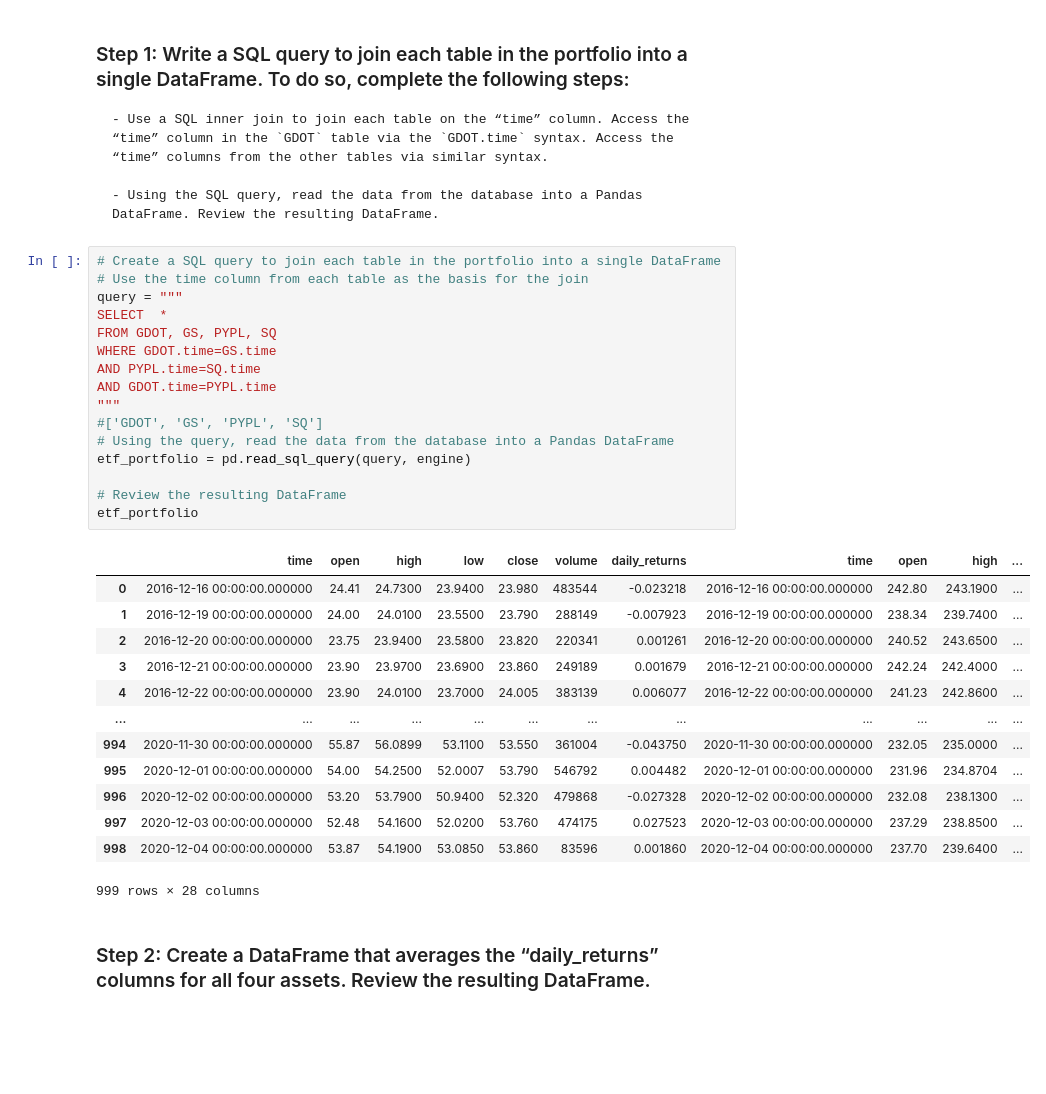
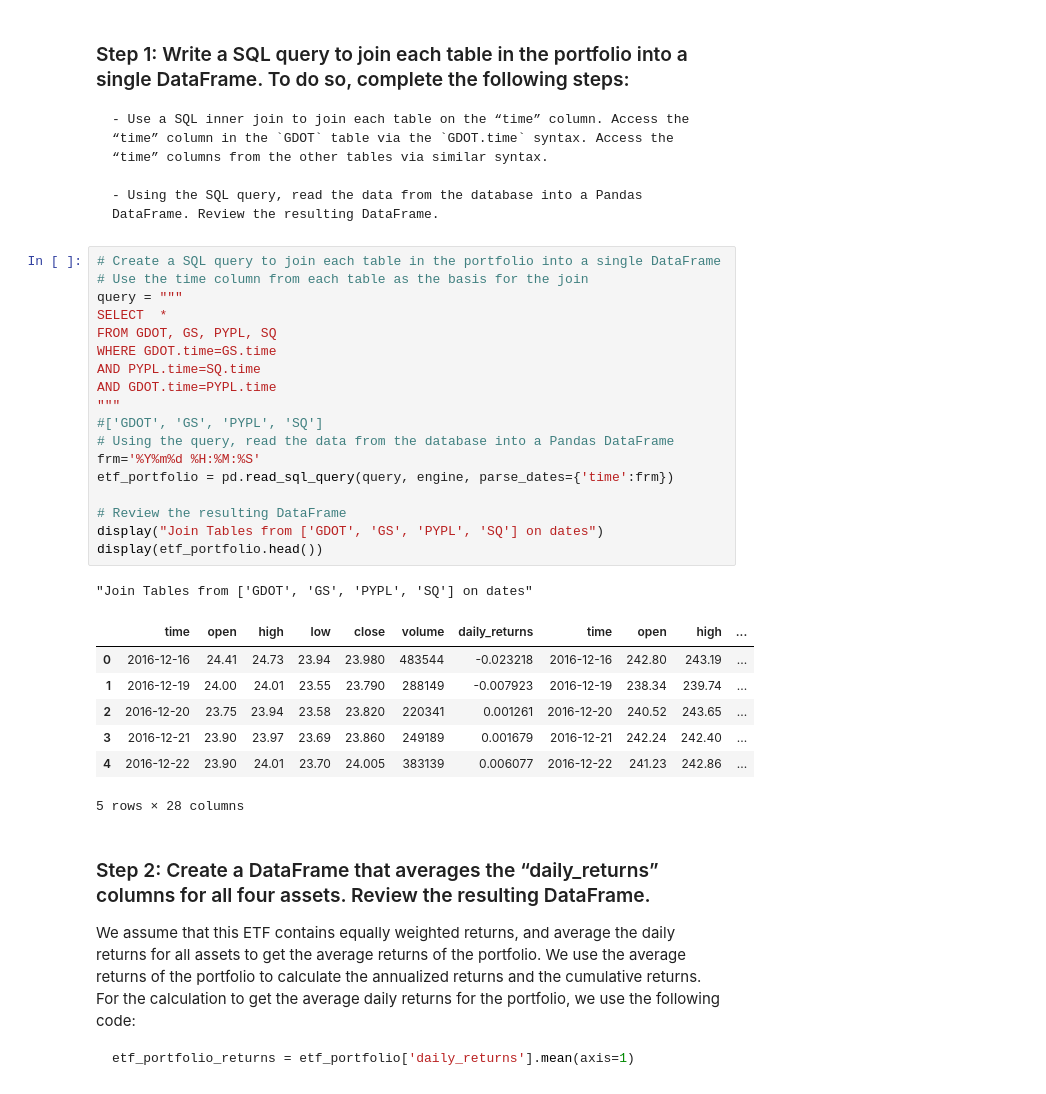
Before and after one commit to paocarvajal1912/DB_WebApp_using_SQL_Voila, a Jupyter notebook: etf_analyzer.ipynb, the cells around one changed output. Saved outputs shown, nothing was run; the diff lists cells and outputs as text; blank space fills up the shorter version.

````diff
--- a/etf_analyzer.ipynb
+++ b/etf_analyzer.ipynb
@@ -369,32 +256,35 @@ Complete the following steps:
 # %%
 # Create a SQL query to join each table in the portfolio into a single DataFrame
 # Use the time column from each table as the basis for the join
 query = """
 SELECT  *
 FROM GDOT, GS, PYPL, SQ
 WHERE GDOT.time=GS.time
 AND PYPL.time=SQ.time
 AND GDOT.time=PYPL.time
 """
 #['GDOT', 'GS', 'PYPL', 'SQ']
 # Using the query, read the data from the database into a Pandas DataFrame
-etf_portfolio = pd.read_sql_query(query, engine)
+frm='%Y%m%d %H:%M:%S'
+etf_portfolio = pd.read_sql_query(query, engine, parse_dates={'time':frm})
 
 # Review the resulting DataFrame
-etf_portfolio
+display("Join Tables from ['GDOT', 'GS', 'PYPL', 'SQ'] on dates")
+display(etf_portfolio.head())
 # %% [output]
+"Join Tables from ['GDOT', 'GS', 'PYPL', 'SQ'] on dates"
 |  | time | open | high | low | close | volume | daily_returns | time | open | high | ... |
-| 0 | 2016-12-16 00:00:00.000000 | 24.41 | 24.7300 | 23.9400 | 23.980 | 483544 | -0.023218 | 2016-12-16 00:00:00.000000 | 242.80 | 243.1900 | ... |
-| 1 | 2016-12-19 00:00:00.000000 | 24.00 | 24.0100 | 23.5500 | 23.790 | 288149 | -0.007923 | 2016-12-19 00:00:00.000000 | 238.34 | 239.7400 | ... |
-| 2 | 2016-12-20 00:00:00.000000 | 23.75 | 23.9400 | 23.5800 | 23.820 | 220341 | 0.001261 | 2016-12-20 00:00:00.000000 | 240.52 | 243.6500 | ... |
-| 3 | 2016-12-21 00:00:00.000000 | 23.90 | 23.9700 | 23.6900 | 23.860 | 249189 | 0.001679 | 2016-12-21 00:00:00.000000 | 242.24 | 242.4000 | ... |
-| 4 | 2016-12-22 00:00:00.000000 | 23.90 | 24.0100 | 23.7000 | 24.005 | 383139 | 0.006077 | 2016-12-22 00:00:00.000000 | 241.23 | 242.8600 | ... |
-| ... | ... | ... | ... | ... | ... | ... | ... | ... | ... | ... | ... |
-| 994 | 2020-11-30 00:00:00.000000 | 55.87 | 56.0899 | 53.1100 | 53.550 | 361004 | -0.043750 | 2020-11-30 00:00:00.000000 | 232.05 | 235.0000 | ... |
-| 995 | 2020-12-01 00:00:00.000000 | 54.00 | 54.2500 | 52.0007 | 53.790 | 546792 | 0.004482 | 2020-12-01 00:00:00.000000 | 231.96 | 234.8704 | ... |
-| 996 | 2020-12-02 00:00:00.000000 | 53.20 | 53.7900 | 50.9400 | 52.320 | 479868 | -0.027328 | 2020-12-02 00:00:00.000000 | 232.08 | 238.1300 | ... |
-| 997 | 2020-12-03 00:00:00.000000 | 52.48 | 54.1600 | 52.0200 | 53.760 | 474175 | 0.027523 | 2020-12-03 00:00:00.000000 | 237.29 | 238.8500 | ... |
-| 998 | 2020-12-04 00:00:00.000000 | 53.87 | 54.1900 | 53.0850 | 53.860 | 83596 | 0.001860 | 2020-12-04 00:00:00.000000 | 237.70 | 239.6400 | ... |
+| 0 | 2016-12-16 | 24.41 | 24.73 | 23.94 | 23.980 | 483544 | -0.023218 | 2016-12-16 | 242.80 | 243.19 | ... |
+| 1 | 2016-12-19 | 24.00 | 24.01 | 23.55 | 23.790 | 288149 | -0.007923 | 2016-12-19 | 238.34 | 239.74 | ... |
+| 2 | 2016-12-20 | 23.75 | 23.94 | 23.58 | 23.820 | 220341 | 0.001261 | 2016-12-20 | 240.52 | 243.65 | ... |
+| 3 | 2016-12-21 | 23.90 | 23.97 | 23.69 | 23.860 | 249189 | 0.001679 | 2016-12-21 | 242.24 | 242.40 | ... |
+| 4 | 2016-12-22 | 23.90 | 24.01 | 23.70 | 24.005 | 383139 | 0.006077 | 2016-12-22 | 241.23 | 242.86 | ... |
-999 rows × 28 columns
+5 rows × 28 columns
-# %% [markdown]
-### Step 2: Create a DataFrame that averages the “daily_returns” columns for all four assets. Review the resulting DataFrame.
+# %% [markdown]
+### Step 2: Create a DataFrame that averages the “daily_returns” columns for all four assets. Review the resulting DataFrame.
+
+ We assume that this ETF contains equally weighted returns, and average the daily returns for all assets to get the average returns of the portfolio. We use the average returns of the portfolio to calculate the annualized returns and the cumulative returns. For the calculation to get the average daily returns for the portfolio, we use the following code:
+
+ ```python
+ etf_portfolio_returns = etf_portfolio['daily_returns'].mean(axis=1)
+ ```
````
Also changed, not shown: parts of 36 cells of this notebook.
